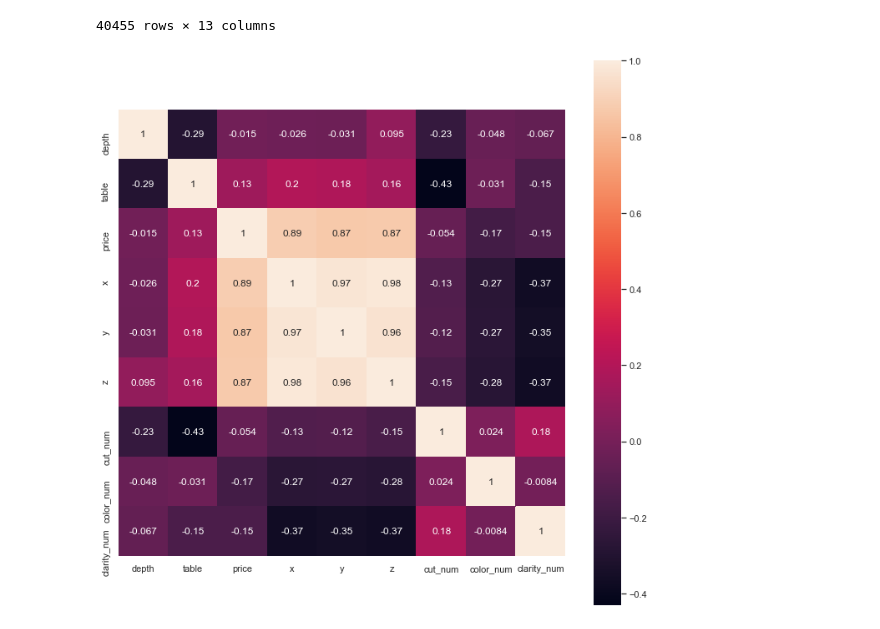
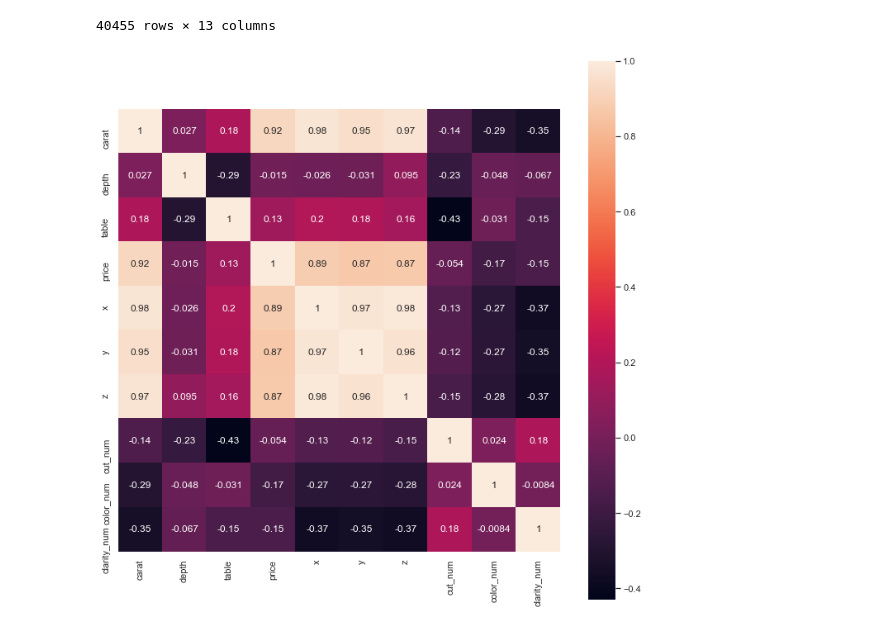
Before and after one commit to manuaq/ih_datamadpt0420_project_m2, a Jupyter notebook: notebooks/data_analysis_report.ipynb.ipynb, the cells around one changed output. Saved outputs shown, nothing was run; the diff lists cells and outputs as text; code cells hidden in the pictures.

```diff
--- a/notebooks/data_analysis_report.ipynb.ipynb
+++ b/notebooks/data_analysis_report.ipynb.ipynb
@@ -283,8 +283,8 @@ diamonds_df
 40455 rows × 13 columns
 # %%
 plt.figure(figsize=(12, 12))
-correlation = diamonds_df.select_dtypes(include = ['float64', 'int64']).iloc[:, 1:].corr()
+correlation = diamonds_df.select_dtypes(include = ['float64', 'int64']).corr()
 sns.heatmap(correlation, vmax=1, annot=True,square=True)
 plt.show()
 # %% [output]
-[figure, old version]
+[figure, new version]
```
Also changed, not shown: parts of 1 cell of this notebook, 2 other files.
